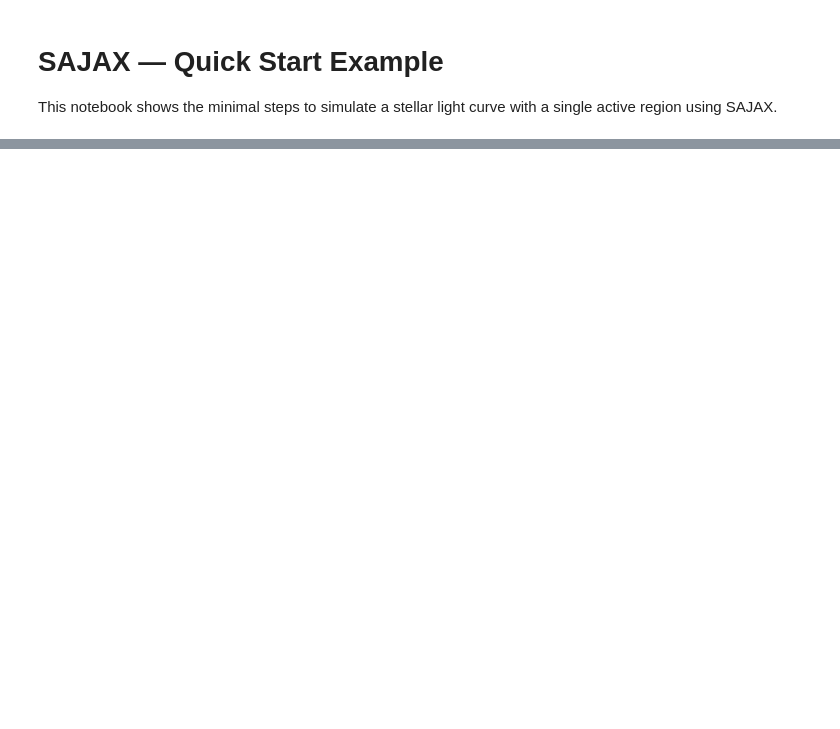
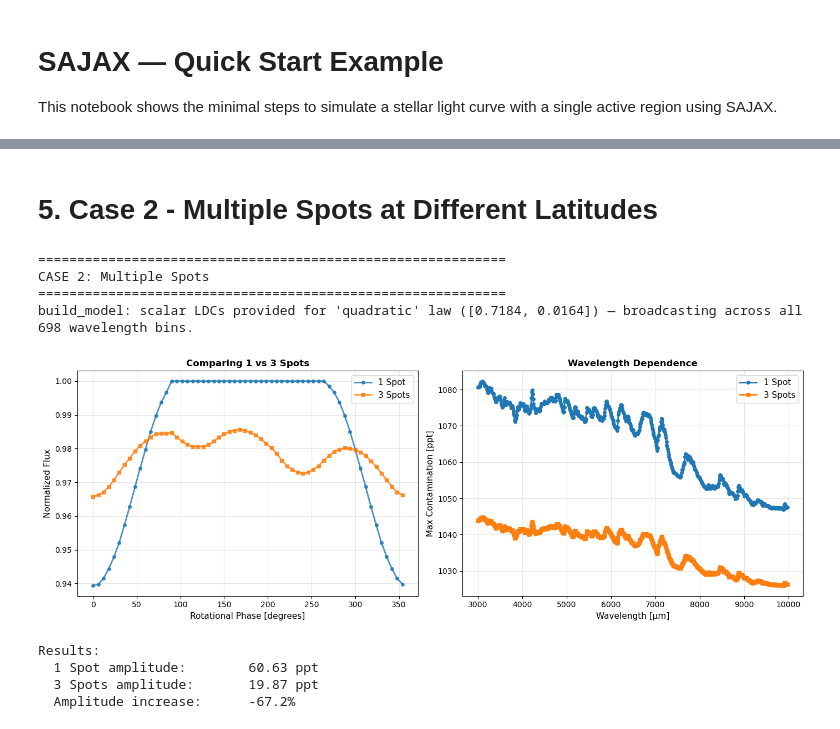
Before and after one commit to SamMerc/sajax, a Jupyter notebook: examples/sajax_quickstart.ipynb, the cells around one changed output, grey strips where cells are left out. Saved outputs shown, nothing was run; the diff lists cells and outputs as text; code cells hidden in the pictures; blank space fills up the shorter version.

```diff
--- a/examples/sajax_quickstart.ipynb
+++ b/examples/sajax_quickstart.ipynb
@@ -82,0 +202,65 @@ plt.show()
+# %% [markdown]
+# 5. Case 2 - Multiple Spots at Different Latitudes
+# %%
+print("\n" + "="*60)
+print("CASE 2: Multiple Spots")
+print("="*60)
+
+result_case2 = compute_light_curve(
+    wavelength          = wavelength,
+    flux_quiet          = flux_quiet,
+    flux_active         = flux_active,
+    params              = params_case1,
+    ar_lat              = [30.0, -20.0, 5.0],        # Three spots
+    ar_long             = [0.0, 120.0, 240.0],
+    ar_size             = [12.0, 10.0, 8.0],
+    phases_rot          = np.linspace(0, 360, 60, endpoint=False),
+    stellar_grid_size   = 100,      # stellar radius in pixels
+    ve                  = 2.0,
+    ldc_mode            = "quadratic",
+)
+
+fig, axes = plt.subplots(1, 2, figsize=(14, 5))
+
+# Compare single vs multiple spots
+ax = axes[0]
+ax.plot(phases, result_case1["lc"], 'o-', label='1 Spot', linewidth=2, markersize=4, alpha=0.8)
+ax.plot(phases, result_case2["lc"], 's-', label='3 Spots', linewidth=2, markersize=4, alpha=0.8)
+ax.set_xlabel('Rotational Phase [degrees]', fontsize=11)
+ax.set_ylabel('Normalized Flux', fontsize=11)
+ax.set_title('Comparing 1 vs 3 Spots', fontsize=12, fontweight='bold')
+ax.legend(fontsize=11)
+ax.grid(True, alpha=0.3)
+
+# Multiple spots: max contamination per wavelength
+ax = axes[1]
+epsilon1 = result_case1["epsilon"]
+epsilon2 = result_case2["epsilon"]
+max_cont1 = np.max(epsilon1, axis=0) * 1e3
+max_cont2 = np.max(epsilon2, axis=0) * 1e3
+ax.plot(wavelength, max_cont1, 'o-', label='1 Spot', linewidth=2, markersize=4)
+ax.plot(wavelength, max_cont2, 's-', label='3 Spots', linewidth=2, markersize=4)
+ax.set_xlabel('Wavelength [μm]', fontsize=11)
+ax.set_ylabel('Max Contamination [ppt]', fontsize=11)
+ax.set_title('Wavelength Dependence', fontsize=12, fontweight='bold')
+ax.legend(fontsize=11)
+ax.grid(True, alpha=0.3)
+
+plt.tight_layout()
+plt.show()
+
+lc_amp_2 = np.max(result_case2["lc"]) - np.min(result_case2["lc"])
+print(f"\nResults:")
+print(f"  1 Spot amplitude:        {lc_amplitude*1e3:.2f} ppt")
+print(f"  3 Spots amplitude:       {lc_amp_2*1e3:.2f} ppt")
+print(f"  Amplitude increase:      {(lc_amp_2 - lc_amplitude)/lc_amplitude * 100:.1f}%")
+# %% [output]
+============================================================
+CASE 2: Multiple Spots
+============================================================
+build_model: scalar LDCs provided for 'quadratic' law ([0.7184, 0.0164]) — broadcasting across all 698 wavelength bins.
+[figure, added]
+Results:
+  1 Spot amplitude:        60.63 ppt
+  3 Spots amplitude:       19.87 ppt
+  Amplitude increase:      -67.2%
```
Also changed, not shown: parts of 22 cells of this notebook, 3 other files.
